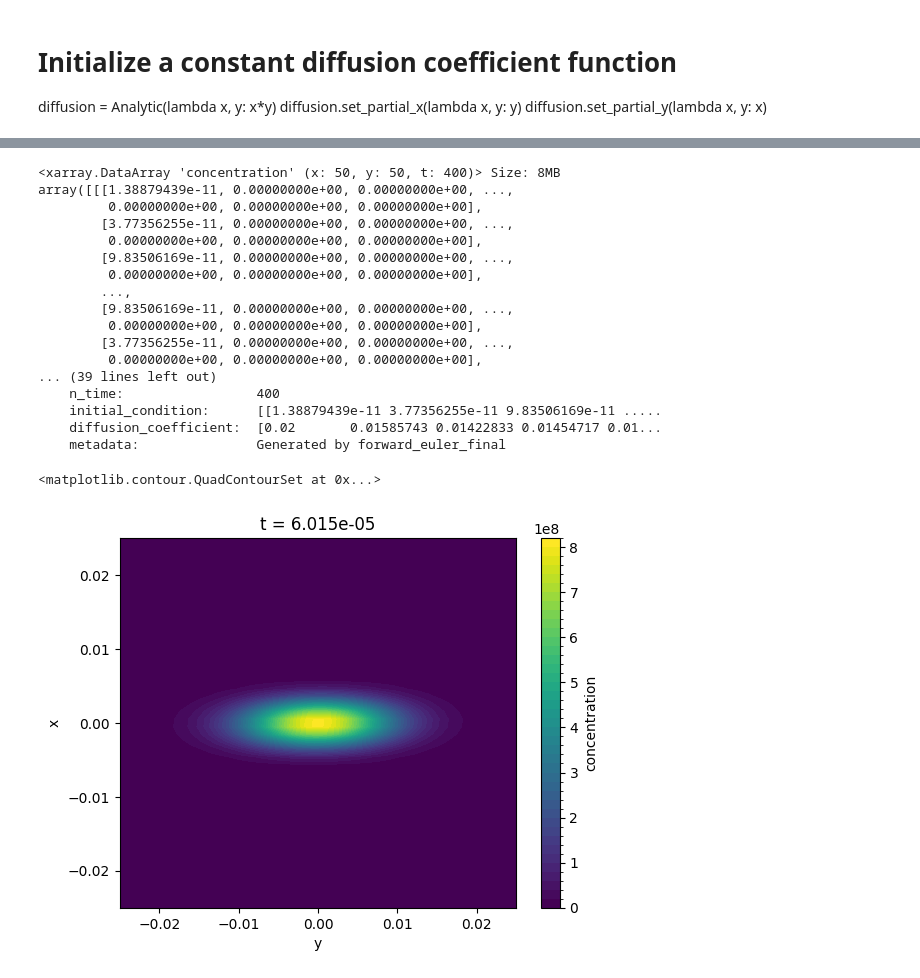
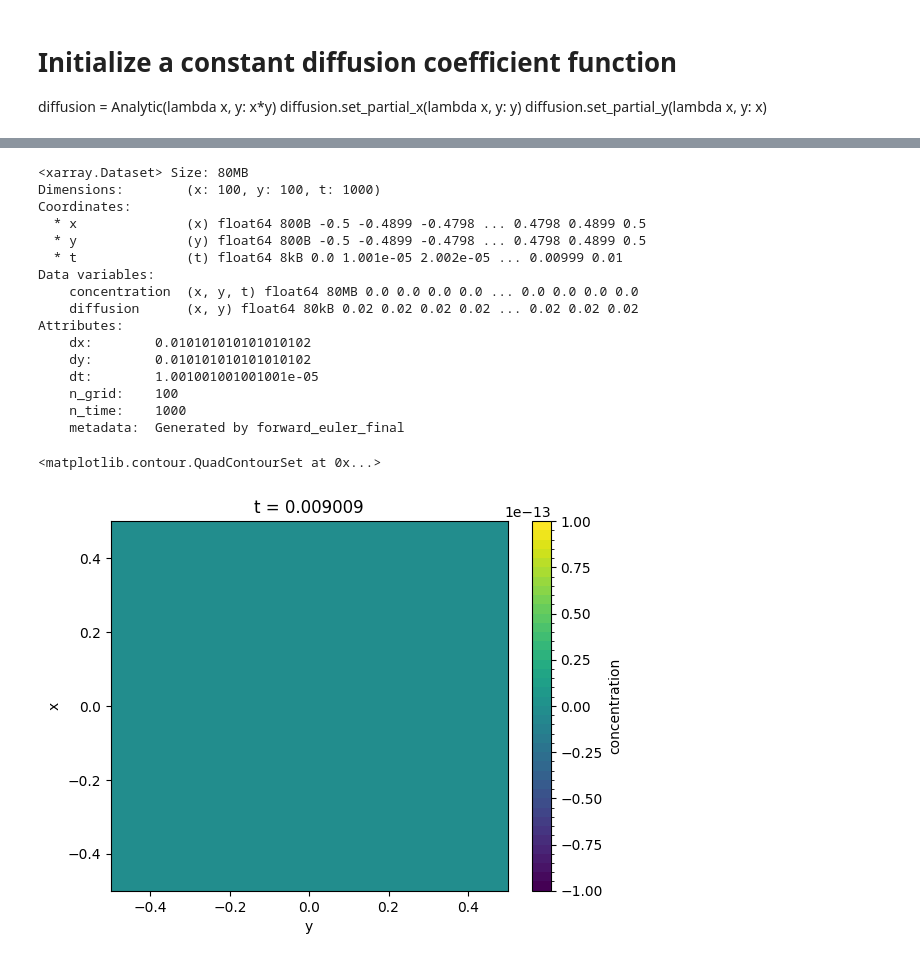
Before and after one commit to fongkenrui/A409_SeleniumDispersion, a Jupyter notebook: FW_test.ipynb, the cells around one changed output, grey strips where cells are left out. Drawn from its saved outputs; the diff is of its cells as text; code cells hidden in the pictures.

```diff
--- a/FW_test.ipynb
+++ b/FW_test.ipynb
@@ -11,11 +11,11 @@ diffusion = Analytic(lambda x, y: x*y)
 diffusion.set_partial_x(lambda x, y: y)
 diffusion.set_partial_y(lambda x, y: x)
 # %%
-n_grid = 50
-n_time = 400
-dt = 0.000001
-dx = 0.001
-dy = 0.001
+n_grid = 100
+n_time = 1000
+dt = 0.00001
+dx = 0.01
+dy = 0.01
 
 conc = Quantity2D(
     n_grid,
@@ -28,7 +28,8 @@ conc = Quantity2D(
 xcoords = conc.xcoords
 ycoords = conc.ycoords
 X, Y = np.meshgrid(xcoords, ycoords)
-initial_condition =  1*np.exp(- (X**2 + Y**2)/(0.001*dx*n_grid))
+initial_condition = np.zeros_like(X)
+sources =  1*np.exp(- (X**2 + Y**2)/(0.001*dx*n_grid))
 #initial_condition = np.empty_like(X)
 #initial_condition[n_grid//2, n_grid//2] = 100
 diffarr = 0.02*np.ones((10, 10))
@@ -53,28 +54,27 @@ ax.plot_surface(X, Y, initial_condition)
 result_ds = forward_euler_final(conc, diffusion, initial_condition)
 result_ds
 # %% [output]
-<xarray.DataArray 'concentration' (x: 50, y: 50, t: 400)> Size: 8MB
-array([[[1.38879439e-11, 0.00000000e+00, 0.00000000e+00, ...,
-         0.00000000e+00, 0.00000000e+00, 0.00000000e+00],
-        [3.77356255e-11, 0.00000000e+00, 0.00000000e+00, ...,
-         0.00000000e+00, 0.00000000e+00, 0.00000000e+00],
-        [9.83506169e-11, 0.00000000e+00, 0.00000000e+00, ...,
-         0.00000000e+00, 0.00000000e+00, 0.00000000e+00],
-        ...,
-        [9.83506169e-11, 0.00000000e+00, 0.00000000e+00, ...,
-         0.00000000e+00, 0.00000000e+00, 0.00000000e+00],
-        [3.77356255e-11, 0.00000000e+00, 0.00000000e+00, ...,
-         0.00000000e+00, 0.00000000e+00, 0.00000000e+00],
-... (39 lines left out)
-    n_time:                 400
-    initial_condition:      [[1.38879439e-11 3.77356255e-11 9.83506169e-11 .....
-    diffusion_coefficient:  [0.02       0.01585743 0.01422833 0.01454717 0.01...
-    metadata:               Generated by forward_euler_final
+<xarray.Dataset> Size: 80MB
+Dimensions:        (x: 100, y: 100, t: 1000)
+Coordinates:
+  * x              (x) float64 800B -0.5 -0.4899 -0.4798 ... 0.4798 0.4899 0.5
+  * y              (y) float64 800B -0.5 -0.4899 -0.4798 ... 0.4798 0.4899 0.5
+  * t              (t) float64 8kB 0.0 1.001e-05 2.002e-05 ... 0.00999 0.01
+Data variables:
+    concentration  (x, y, t) float64 80MB 0.0 0.0 0.0 0.0 ... 0.0 0.0 0.0 0.0
+    diffusion      (x, y) float64 80kB 0.02 0.02 0.02 0.02 ... 0.02 0.02 0.02
+Attributes:
+    dx:        0.010101010101010102
+    dy:        0.010101010101010102
+    dt:        1.001001001001001e-05
+    n_grid:    100
+    n_time:    1000
+    metadata:  Generated by forward_euler_final
 # %%
-xr.plot.contourf(result_ds.isel(t=80), levels=50)
+xr.plot.contourf(result_ds['concentration'].isel(t=900), levels=50)
 # %% [output]
 <matplotlib.contour.QuadContourSet at 0x...>
-[figure, old version]
+[figure, new version]
 # %%
 fig, ax = plot_mass_conservation(result_ds)
 # %% [output]
```
Also changed, not shown: parts of 3 cells of this notebook, 3 other files.
